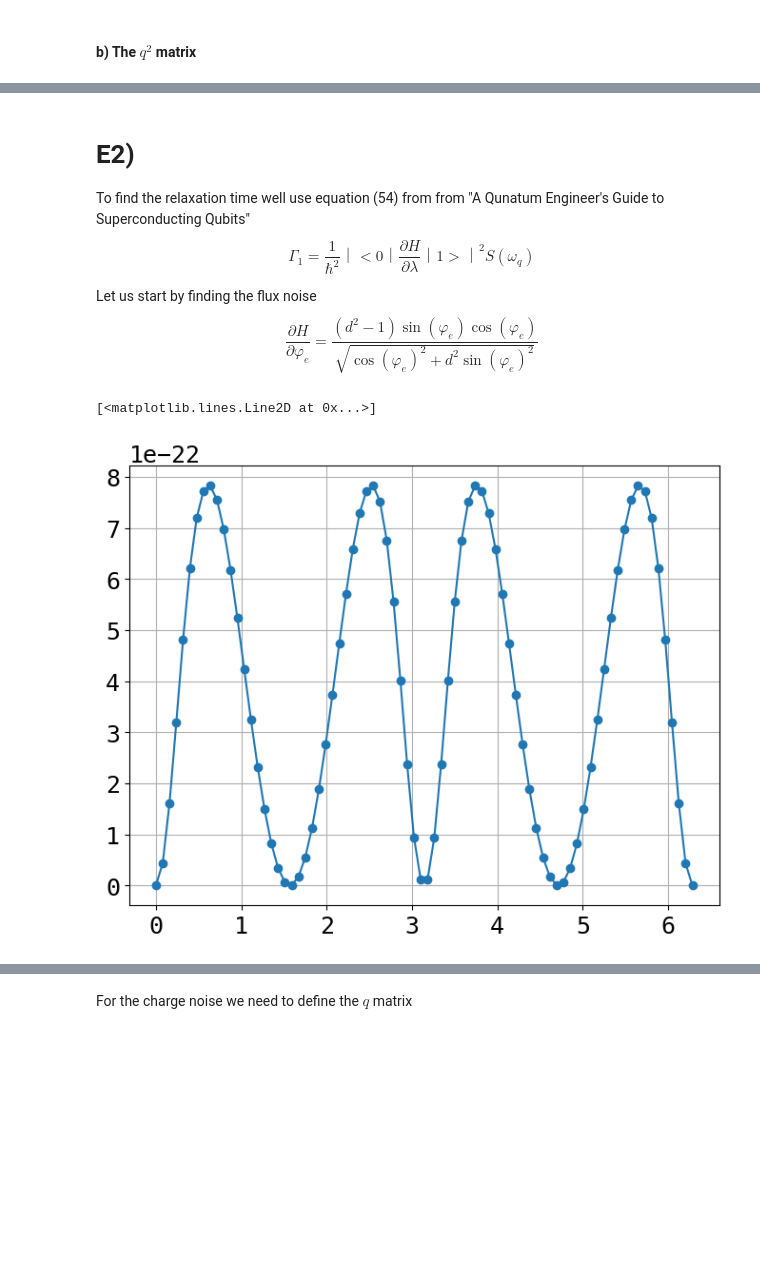
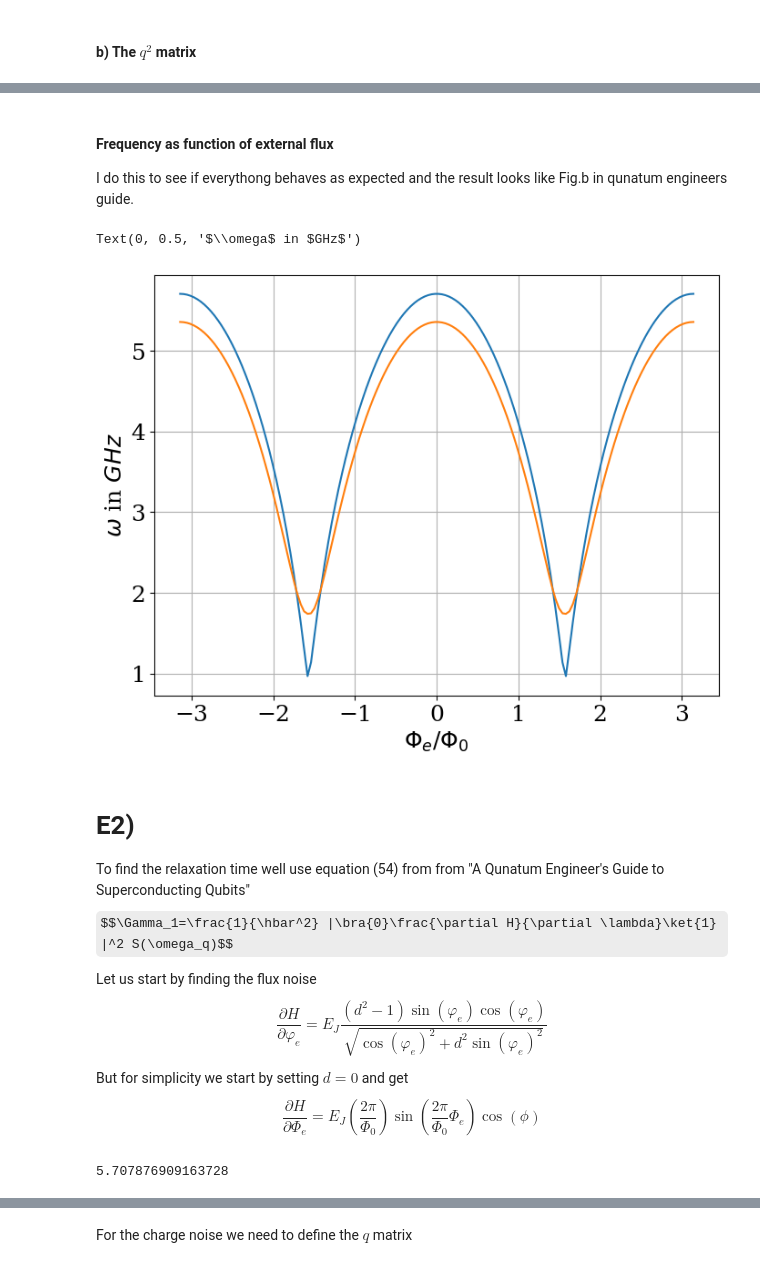
Before and after one commit to Shellf1sh/Superconducting-Qubits-Course, a Jupyter notebook: Week2/Week2code.ipynb, the cells around one changed output, grey strips where cells are left out. Cells and saved outputs as stored; diff of their text form; code cells hidden in the pictures; some formulas as TeX source; blank space fills up the shorter version.

```diff
--- a/Week2/Week2code.ipynb
+++ b/Week2/Week2code.ipynb
@@ -61,33 +85,59 @@ Text(0.5, 1.0, 'Cosine potential')
+# %% [markdown]
+#### Frequency as function of external flux
+I do this to see if everythong behaves as expected and the result looks like Fig.b in qunatum engineers guide.
+# %%
+E_J, E_C = 15, 0.3
+
+phi_e_arr = np.linspace(-np.pi, np.pi, 150)
+
+freq = np.zeros_like(phi_e_arr)
+freq2 = np.zeros_like(phi_e_arr)
+
+for i in range(150):
+    ham, scale = hamiltonian(0.3, 15, phi_e_arr[i])
+
+    energy, state = sc.sparse.linalg.eigsh(ham, k=6, which = "SA")  #Solve the hamiltonian
+    freq[i] = energy[2]- energy[1]
+    freq2[i] = energy[3]- energy[2]
+
+plt.plot(phi_e_arr, freq)
+plt.plot(phi_e_arr, freq2)
+plt.xlabel(r"$\Phi_e/\Phi_0$")
+plt.ylabel(r"$\omega$ in $GHz$")
+# %% [output]
+Text(0, 0.5, '$\\omega$ in $GHz$')
+[figure, added]
 # %% [markdown]
 # E2)
 
 To find the relaxation time well use equation (54) from from "A Qunatum Engineer's Guide to Superconducting Qubits"
-$$\Gamma_1=\frac{1}{\hbar^2}｜<0｜\frac{\partial H}{\partial \lambda}｜1>｜^2S(\omega_q)$$
+$$\Gamma_1=\frac{1}{\hbar^2} |\bra{0}\frac{\partial H}{\partial \lambda}\ket{1} |^2 S(\omega_q)$$
 
 Let us start by finding the flux noise
-$$\frac{\partial H}{\partial \varphi_e}=\frac{(d^2-1)\sin(\varphi_e)\cos(\varphi_e)}{\sqrt{\cos(\varphi_e)^2+d^2\sin(\varphi_e)^2}}$$
+$$\frac{\partial H}{\partial \varphi_e}=E_J\frac{(d^2-1)\sin(\varphi_e)\cos(\varphi_e)}{\sqrt{\cos(\varphi_e)^2+d^2\sin(\varphi_e)^2}}$$
+
+But for simplicity we start by setting $d=0$ and get
+$$\frac{\partial H}{\partial \Phi_e}=E_J\left(\frac{2\pi}{\Phi_0}\right)\sin\left(\frac{2\pi}{\Phi_0}\Phi_e\right)\cos(\phi)$$
 # %%
-phi_e = np.linspace(0, 2*np.pi, 80)
+phi_e = np.linspace(-np.pi, np.pi, 200)
 
-def flux_noise(phi_e, d):
-    return (d**2-1)*np.sin(phi_e)*np.cos(phi_e)/np.sqrt(np.cos(phi_e)**2+d**2*np.sin(phi_e)**2)
+qubit_frequency= np.zeros_like(phi_e)
+flux_relaxation_arr = np.zeros_like(phi_e)
 
-flux_relaxation_arr = np.zeros_like(phi_e)
-driving_frequency_flux = np.zeros_like(phi_e)
 
 A_flux=1e-6
 
 def spectral(A, omega):
-    return 2*np.pi*A**2/np.abs(omega)
+    return 2*np.pi * A**2 / np.abs(omega)
 
 for i in range(len(phi_e)):
-    Ham = hamiltonian(1, 50, phi_e[i], d=2)
-    energy, state = sc.sparse.linalg.eigs(H, k=2, which = "SR")
-    driving_frequency_flux[i] = energy[1]-energy[0]
+    Ham, scale = hamiltonian(0.3, 15, phi_e[i]) #Define the hamiltonian with E_J=15 and E_C=0.3
+    energy, state = sc.sparse.linalg.eigsh(Ham, k=5, which = "SA")  #Solve the hamiltonian
 
-    flux_relaxation_arr[i] = np.matmul(eigenvectors[:,0], np.matmul(50*flux_noise(phi_e[i], d=2)*cosMatrix, eigenvectors[:,1]))**2 * spectral(A_flux, energy[1]-energy[0])
+    flux_relaxation_arr[i] =15**2 * (4*np.pi)**2 * (A_flux)**2 * np.abs(normalize(eigenvectors[:,0])@cosMatrix@normalize(eigenvectors[:,1]))**2 * np.sin(phi_e[i])**2 * 1/(energy[2]-energy[1])* 10**9 #Calculate the Gamma_1 frequency
+
+    qubit_frequency[i] = energy[2]-energy[1]
+
+print(energy[2]-energy[1])
+# %% [output]
+5.707876909163728
-# %%
-plt.plot(phi_e, flux_relaxation_arr, '-o')
-# %% [output]
-[<matplotlib.lines.Line2D at 0x...>]
-[figure, removed]
```
Also changed, not shown: parts of 18 cells of this notebook, 3 other files.
